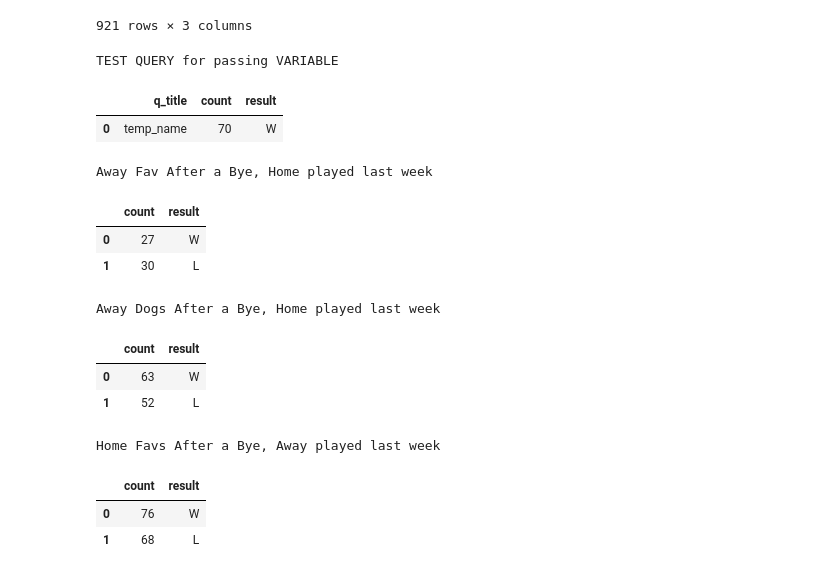
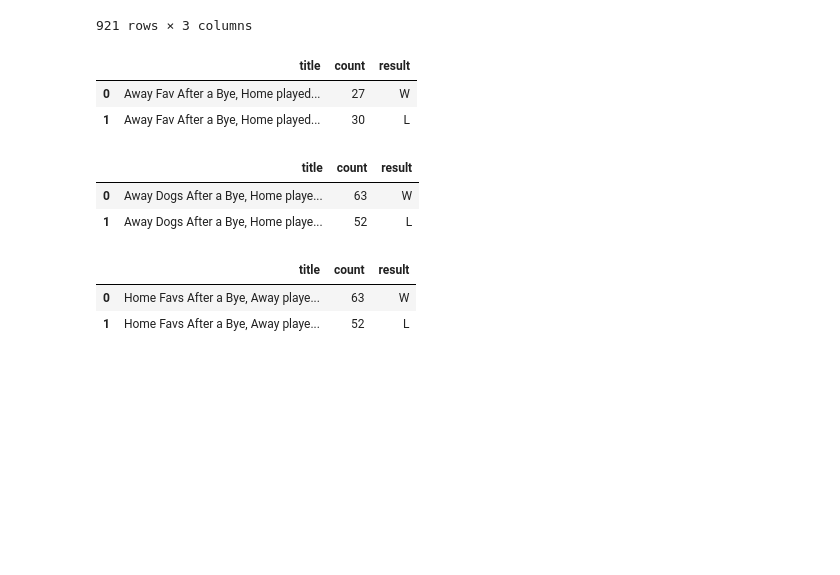
Before and after one commit to mlech413/historical-results, a Jupyter notebook: after_bye_sqldf.ipynb, the cells around one changed output. Drawn from its saved outputs; the diff is of its cells as text; code cells hidden in the pictures; blank space fills up the shorter version.

```diff
--- a/after_bye_sqldf.ipynb
+++ b/after_bye_sqldf.ipynb
@@ -155,27 +155,8 @@ bye_weeks_df
 | 919 | 2023 | 7 | Tampa Bay |
 | 920 | 2023 | 7 | Washington |
 921 rows × 3 columns
-# %%
-query_title = 'TEST QUERY for passing VARIABLE'
-print(query_title)
-
-temp_df = (sqldf('''SELECT 'temp_name' as 'q_title'
-                        , count(*) as count, "W" as result
-                    FROM results_df as r
-                    INNER JOIN bye_weeks_df as b
-                    ON r.away_team = b.team
-                    AND r.season = b.season
-                    AND r.week = b.week - 1
-                    WHERE r.spread_close < 0
-                    AND r.away_team_result = "W"
-                    '''))
-temp_df
-# %% [output]
-TEST QUERY for passing VARIABLE
-|  | q_title | count | result |
-| 0 | temp_name | 70 | W |
 # %%
-print('Away Fav After a Bye, Home played last week')
+query_title = ('Away Fav After a Bye, Home played last week')
 
 temp_df = (sqldf('''SELECT count(*) as count, "W" as result
                     FROM results_df as r
@@ -184,40 +165,45 @@ temp_df = (sqldf('''SELECT count(*) as count, "W" as result
                     AND r.season = b.season
                     AND r.week = b.week - 1
                     WHERE r.spread_close < 0
                     AND r.away_team_result = "W"
                     AND NOT EXISTS ( SELECT "Y"
                                      FROM bye_weeks_df as b2
                                      WHERE r.home_team = b2.team
                                      AND r.season = b2.season
                                      AND r.week = b2.week - 1
                                     )
                     UNION
                     SELECT count(*) as count, "L" as result
                     FROM results_df as r
                     INNER JOIN bye_weeks_df as b
                     ON r.away_team = b.team
                     AND r.season = b.season
                     AND r.week = b.week - 1
                     WHERE r.spread_close < 0
                     AND r.away_team_result = "L"
                     AND NOT EXISTS ( SELECT "Y"
                                      FROM bye_weeks_df as b2
                                      WHERE r.home_team = b2.team
                                      AND r.season = b2.season
                                      AND r.week = b2.week - 1
                                     )
                     ORDER BY 2 DESC
                     '''))
+
+temp_df['title'] = query_title
+first_column = temp_df.pop('title')
+temp_df.insert(0, 'title', first_column)
+
 # First instance of display dataframe
 display_df = temp_df.copy()
-display_df
+temp_df
+# display_df
 # %% [output]
-Away Fav After a Bye, Home played last week
-|  | count | result |
-| 0 | 27 | W |
-| 1 | 30 | L |
+|  | title | count | result |
+| 0 | Away Fav After a Bye, Home played... | 27 | W |
+| 1 | Away Fav After a Bye, Home played... | 30 | L |
 # %%
-print('Away Dogs After a Bye, Home played last week')
+query_title = ('Away Dogs After a Bye, Home played last week')
 
 temp_df = (sqldf('''SELECT count(*) as count, "W" as result
                     FROM results_df as r
@@ -251,14 +237,19 @@ temp_df = (sqldf('''SELECT count(*) as count, "W" as result
                     ORDER BY 2 DESC
                     '''))
 
+temp_df['title'] = query_title
+first_column = temp_df.pop('title')
+temp_df.insert(0, 'title', first_column)
+
+display_df = pd.concat([display_df, temp_df])
 temp_df
+# display_df
 # %% [output]
-Away Dogs After a Bye, Home played last week
-|  | count | result |
-| 0 | 63 | W |
-| 1 | 52 | L |
+|  | title | count | result |
+| 0 | Away Dogs After a Bye, Home playe... | 63 | W |
+| 1 | Away Dogs After a Bye, Home playe... | 52 | L |
 # %%
-print('Home Favs After a Bye, Away played last week')
+query_title = ('Home Favs After a Bye, Away played last week')
 
 test_df = (sqldf('''SELECT count(*) as count, "W" as result
                     FROM results_df as r
@@ -292,10 +283,15 @@ test_df = (sqldf('''SELECT count(*) as count, "W" as result
                     ORDER BY 2 DESC
                     '''))
 
-test_df
+temp_df['title'] = query_title
+first_column = temp_df.pop('title')
+temp_df.insert(0, 'title', first_column)
+
+display_df = pd.concat([display_df, temp_df])
+temp_df
+# display_df
 # %% [output]
-Home Favs After a Bye, Away played last week
-|  | count | result |
-| 0 | 76 | W |
-| 1 | 68 | L |
+|  | title | count | result |
+| 0 | Home Favs After a Bye, Away playe... | 63 | W |
+| 1 | Home Favs After a Bye, Away playe... | 52 | L |
 # %%
```
Also changed, not shown: parts of 6 cells of this notebook, 2 other files.
